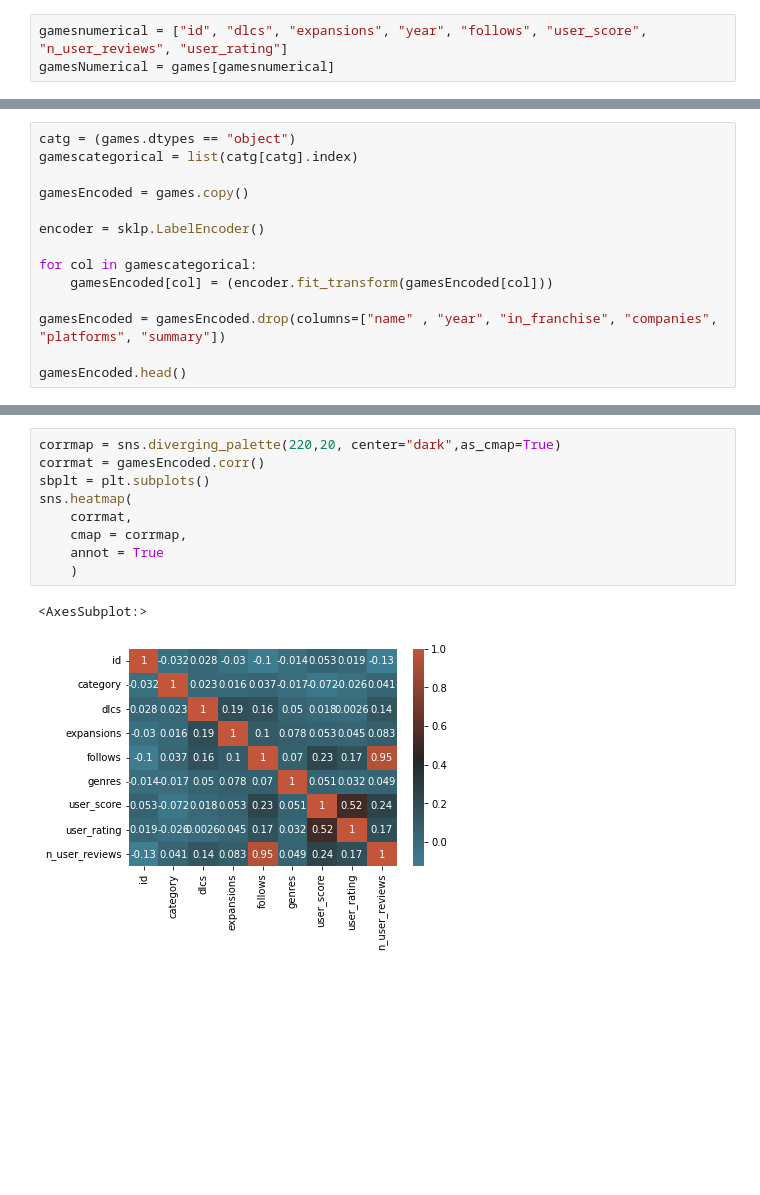
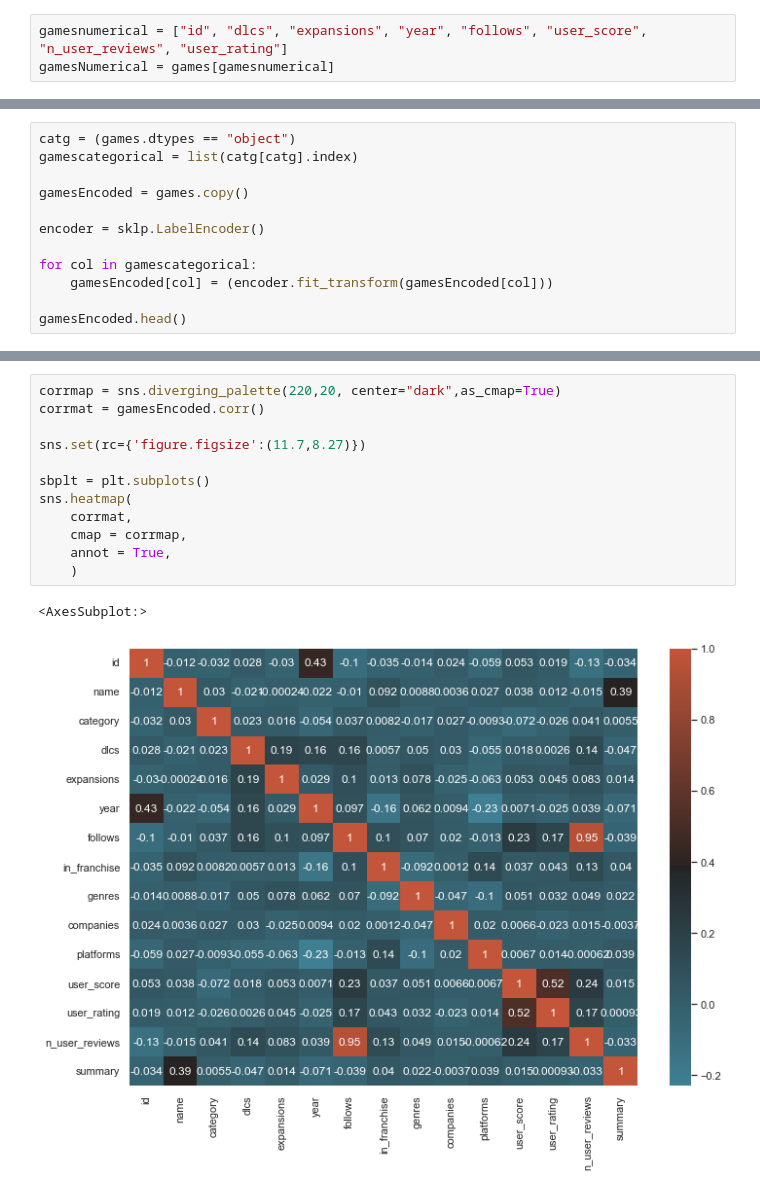
Before and after one commit to PRCSousa/Game-Review-Prediction, a Jupyter notebook: review_prediction.ipynb, the cells around one changed output, grey strips where cells are left out. Drawn from its saved outputs; the diff is of its cells as text; blank space fills up the shorter version.

```diff
--- a/review_prediction.ipynb
+++ b/review_prediction.ipynb
@@ -89,7 +87,5 @@ encoder = sklp.LabelEncoder()
 for col in gamescategorical:
     gamesEncoded[col] = (encoder.fit_transform(gamesEncoded[col]))
 
-gamesEncoded = gamesEncoded.drop(columns=["name" , "year", "in_franchise", "companies", "platforms", "summary"])
-
 gamesEncoded.head()
 # %% [output]
@@ -113,13 +100,16 @@ Text(0.5, 1.0, "Regression Line on follows vs 'y'")
 # %%
 corrmap = sns.diverging_palette(220,20, center="dark",as_cmap=True)
 corrmat = gamesEncoded.corr()
+
+sns.set(rc={'figure.figsize':(11.7,8.27)})
+
 sbplt = plt.subplots()
 sns.heatmap(
     corrmat,
     cmap = corrmap,
-    annot = True
+    annot = True,
     )
 # %% [output]
 <AxesSubplot:>
-[figure, old version]
+[figure, new version]
 # %%
```
Also changed, not shown: parts of 11 cells of this notebook.
